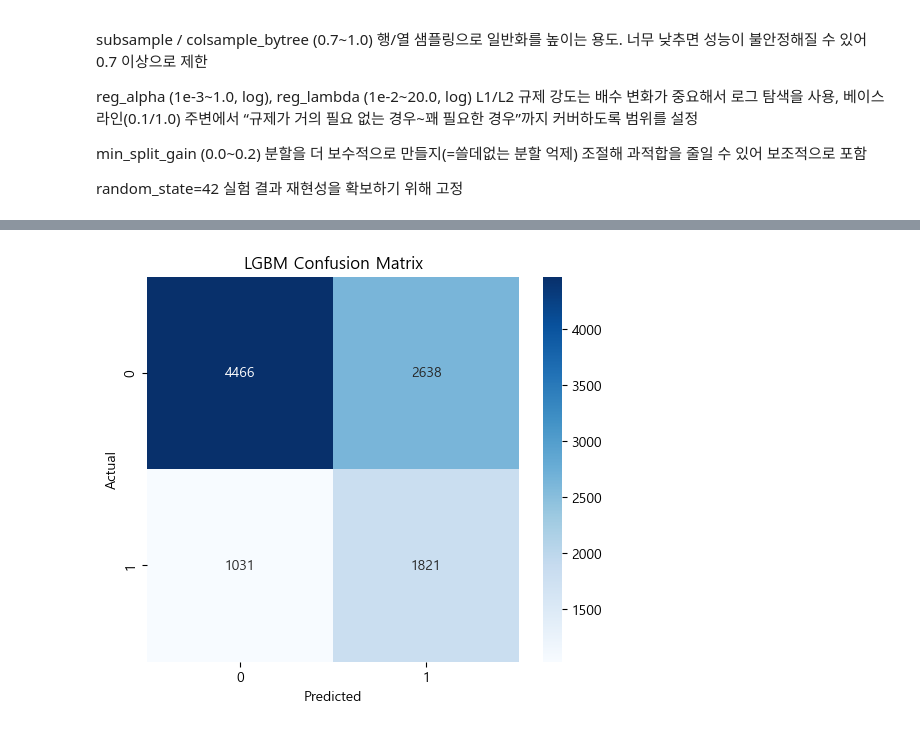
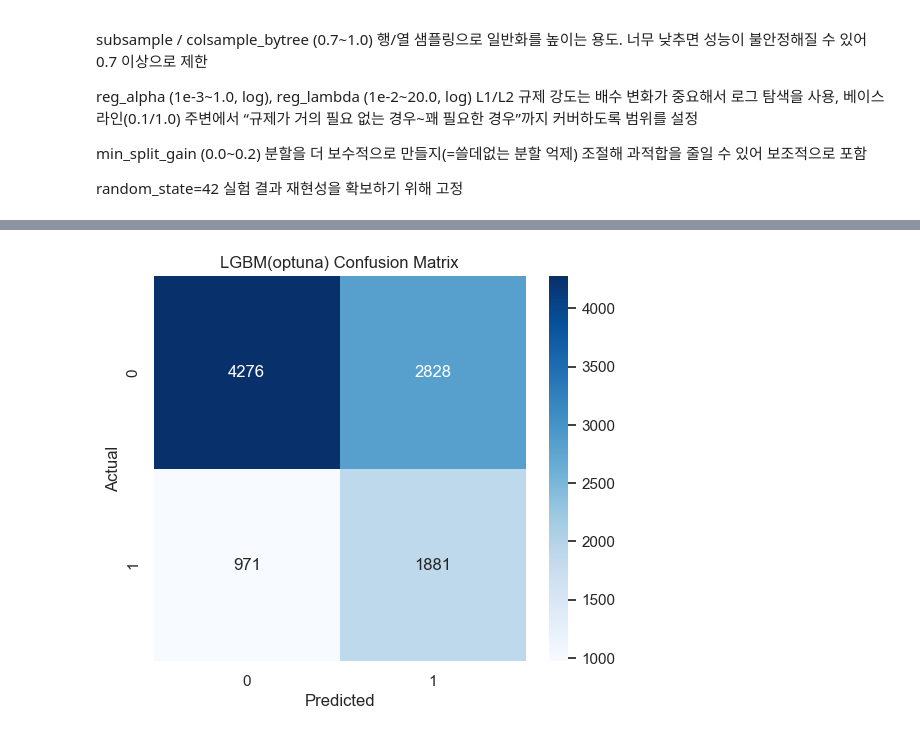
Before and after one commit to SKNETWORKS-FAMILY-AICAMP/SKN24-2nd-6Team, a Jupyter notebook: src/models/lightgbm/ML_LightGBM.ipynb, the cells around one changed output, grey strips where cells are left out. Cells and saved outputs as stored; diff of their text form; code cells hidden in the pictures.

```diff
--- a/src/models/lightgbm/ML_LightGBM.ipynb
+++ b/src/models/lightgbm/ML_LightGBM.ipynb
@@ -128,0 +167,7 @@ weighted avg       0.70      0.62      0.64      9956
+# %%
+from sklearn.metrics import classification_report, confusion_matrix
+
+# 모델 예측 결과 확인
+y_pred = lgbm.predict(X_test)
+print("              RF Classification Report")
+print(classification_report(y_test, y_pred))
@@ -407,6 +657,0 @@ plt.show()
-# %%
-from sklearn.metrics import classification_report, confusion_matrix
-
-# 모델 예측 결과 확인
-y_pred = model.predict(X_test)
-print(classification_report(y_test, y_pred))
@@ -422,7 +657,0 @@ weighted avg       0.70      0.63      0.65      9956
-# %%
-from sklearn.metrics import classification_report, confusion_matrix
-
-# 모델 예측 결과 확인
-y_pred = model.predict(X_test)
-print("              RF Classification Report")
-print(classification_report(y_test, y_pred))
@@ -439,16 +658,16 @@ weighted avg       0.70      0.63      0.65      9956
 # %%
 # Confusion Matrix
 cm = confusion_matrix(y_test, y_pred)
 plt.figure(figsize=(6,5))
 sns.heatmap(cm, annot=True, fmt='d', cmap='Blues', xticklabels=[0,1], yticklabels=[0,1])
 plt.xlabel('Predicted')
 plt.ylabel('Actual')
-plt.title('LGBM Confusion Matrix')
+plt.title('LGBM(optuna) Confusion Matrix')
 
-plt.savefig(os.path.join(out_dir, "LGBM_confusin_matrix_optuna.png"),
+plt.savefig(os.path.join(out_dir, "LGBM_Optuna_confusin_matrix_optuna.png"),
             dpi=300, bbox_inches="tight")
 
 plt.show()
 # %% [output]
-[figure, old version]
+[figure, new version]
 # %%
```
Also changed, not shown: parts of 24 cells of this notebook.
